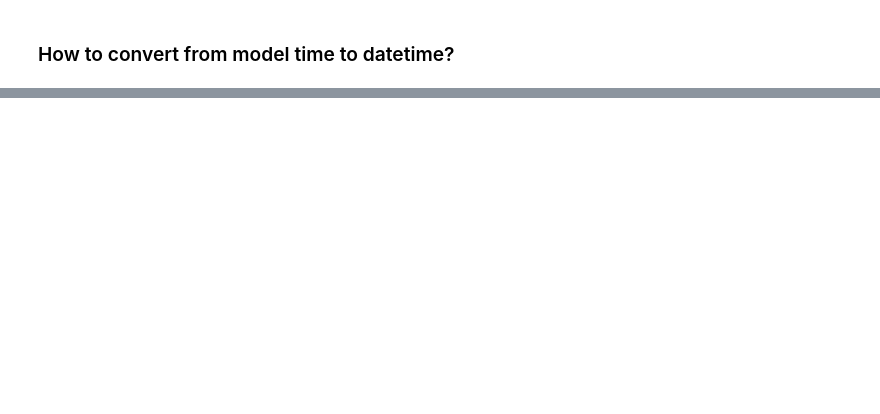
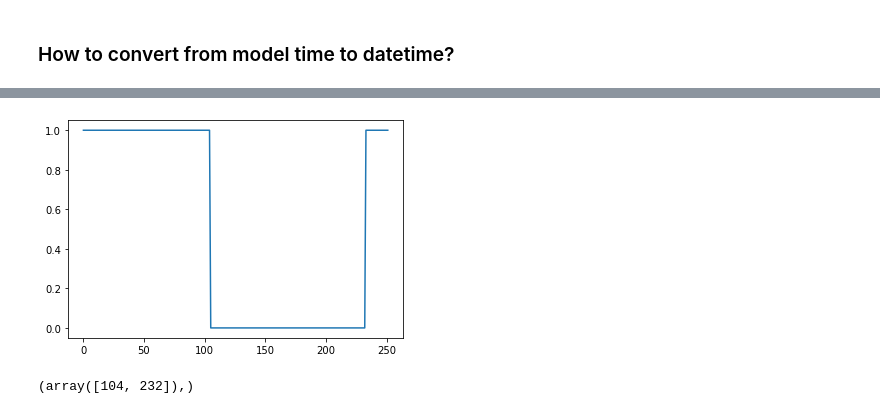
Before and after one commit to sdat2/adcirc-emulation, a Jupyter notebook: notebooks/exploratory/7D Conversion.ipynb, the cells around one changed output, grey strips where cells are left out. Cells and saved outputs as stored; diff of their text form; code cells hidden in the pictures; blank space fills up the shorter version.

```diff
--- a/notebooks/exploratory/7D Conversion.ipynb
+++ b/notebooks/exploratory/7D Conversion.ipynb
@@ -219,0 +284,13 @@ Data variables:
+# %%
+import numpy as np
+
+bool_array = merge_ds["pressure"].values[:,3000] > 10.32619776 - 0.0001
+
+plt.plot(bool_array)
+change_array = np.diff(bool_array.astype(int))
+# %% [output]
+[figure, added]
+# %%
+np.where(change_array != 0)
+# %% [output]
+(array([104, 232]),)
```
Also changed, not shown: parts of 22 cells of this notebook.
